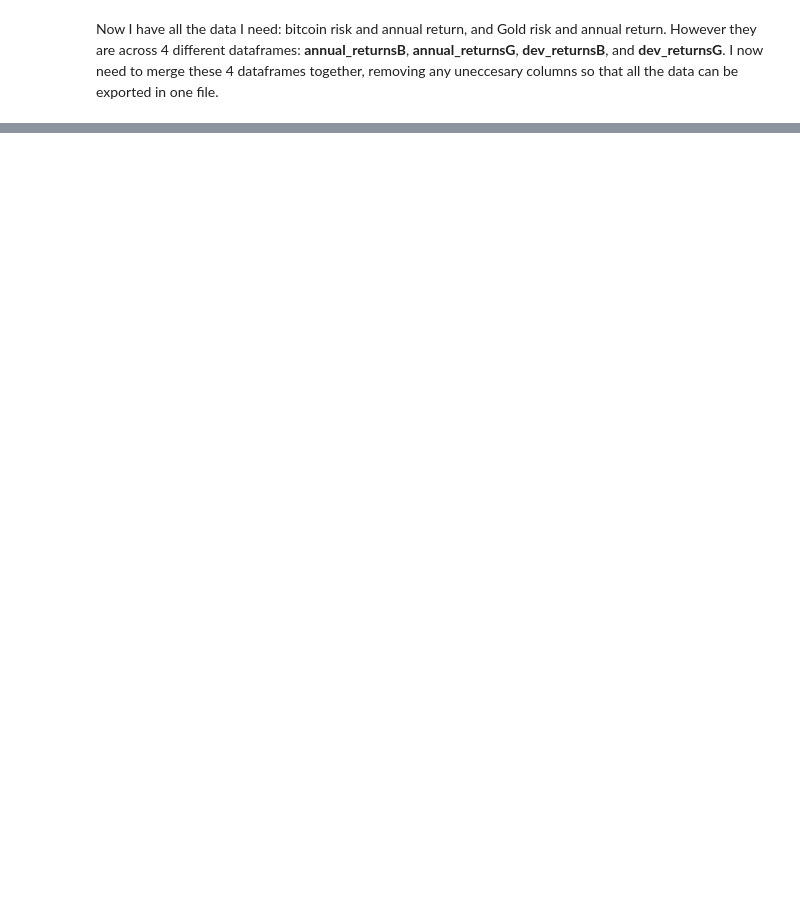
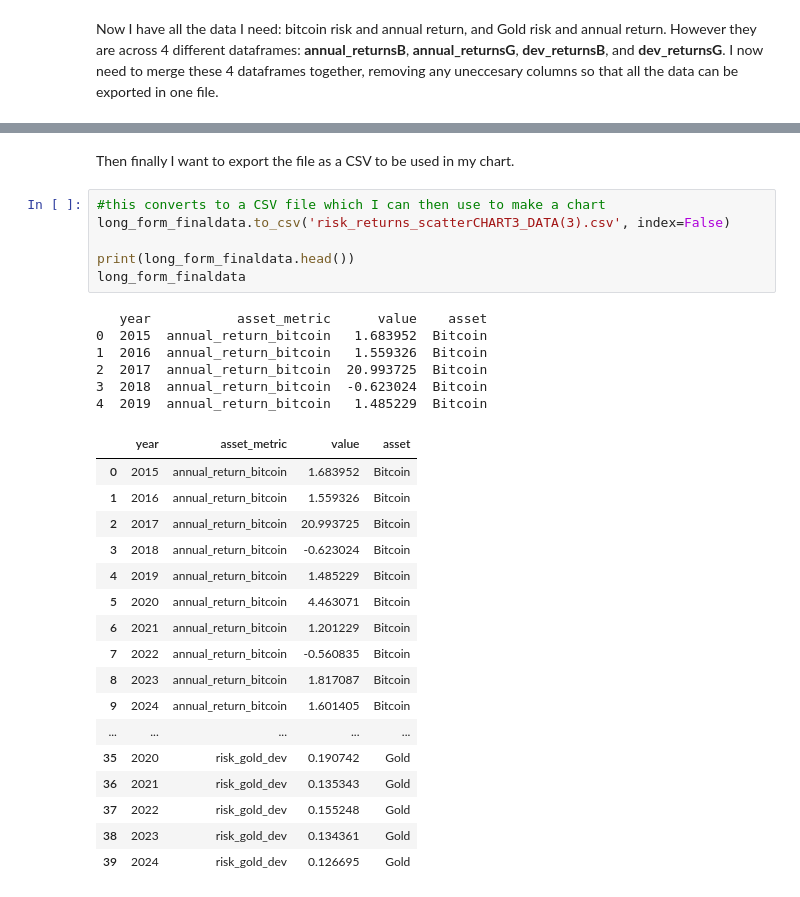
Before and after one commit to HerbDavis20/HerbDavis20.github.io, a Jupyter notebook: project_files/risk_returnCHART3_OLD.ipynb, the cells around one changed output, grey strips where cells are left out. Cells and saved outputs as stored; diff of their text form; blank space fills up the shorter version.

```diff
--- a/project_files/risk_returnCHART3_OLD.ipynb
+++ b/project_files/risk_returnCHART3_OLD.ipynb
@@ -427,0 +423,32 @@ final_data
+# %% [markdown]
+Then finally I want to export the file as a CSV to be used in my chart.
+# %%
+#this converts to a CSV file which I can then use to make a chart
+long_form_finaldata.to_csv('risk_returns_scatterCHART3_DATA(3).csv', index=False)
+
+print(long_form_finaldata.head())
+long_form_finaldata
+# %% [output]
+   year           asset_metric      value    asset
+0  2015  annual_return_bitcoin   1.683952  Bitcoin
+1  2016  annual_return_bitcoin   1.559326  Bitcoin
+2  2017  annual_return_bitcoin  20.993725  Bitcoin
+3  2018  annual_return_bitcoin  -0.623024  Bitcoin
+4  2019  annual_return_bitcoin   1.485229  Bitcoin
+|  | year | asset_metric | value | asset |
+| 0 | 2015 | annual_return_bitcoin | 1.683952 | Bitcoin |
+| 1 | 2016 | annual_return_bitcoin | 1.559326 | Bitcoin |
+| 2 | 2017 | annual_return_bitcoin | 20.993725 | Bitcoin |
+| 3 | 2018 | annual_return_bitcoin | -0.623024 | Bitcoin |
+| 4 | 2019 | annual_return_bitcoin | 1.485229 | Bitcoin |
+| 5 | 2020 | annual_return_bitcoin | 4.463071 | Bitcoin |
+| 6 | 2021 | annual_return_bitcoin | 1.201229 | Bitcoin |
+| 7 | 2022 | annual_return_bitcoin | -0.560835 | Bitcoin |
+| 8 | 2023 | annual_return_bitcoin | 1.817087 | Bitcoin |
+| 9 | 2024 | annual_return_bitcoin | 1.601405 | Bitcoin |
+| ... | ... | ... | ... | ... |
+| 35 | 2020 | risk_gold_dev | 0.190742 | Gold |
+| 36 | 2021 | risk_gold_dev | 0.135343 | Gold |
+| 37 | 2022 | risk_gold_dev | 0.155248 | Gold |
+| 38 | 2023 | risk_gold_dev | 0.134361 | Gold |
+| 39 | 2024 | risk_gold_dev | 0.126695 | Gold |
```
Also changed, not shown: parts of 5 cells of this notebook, 2 other files.
